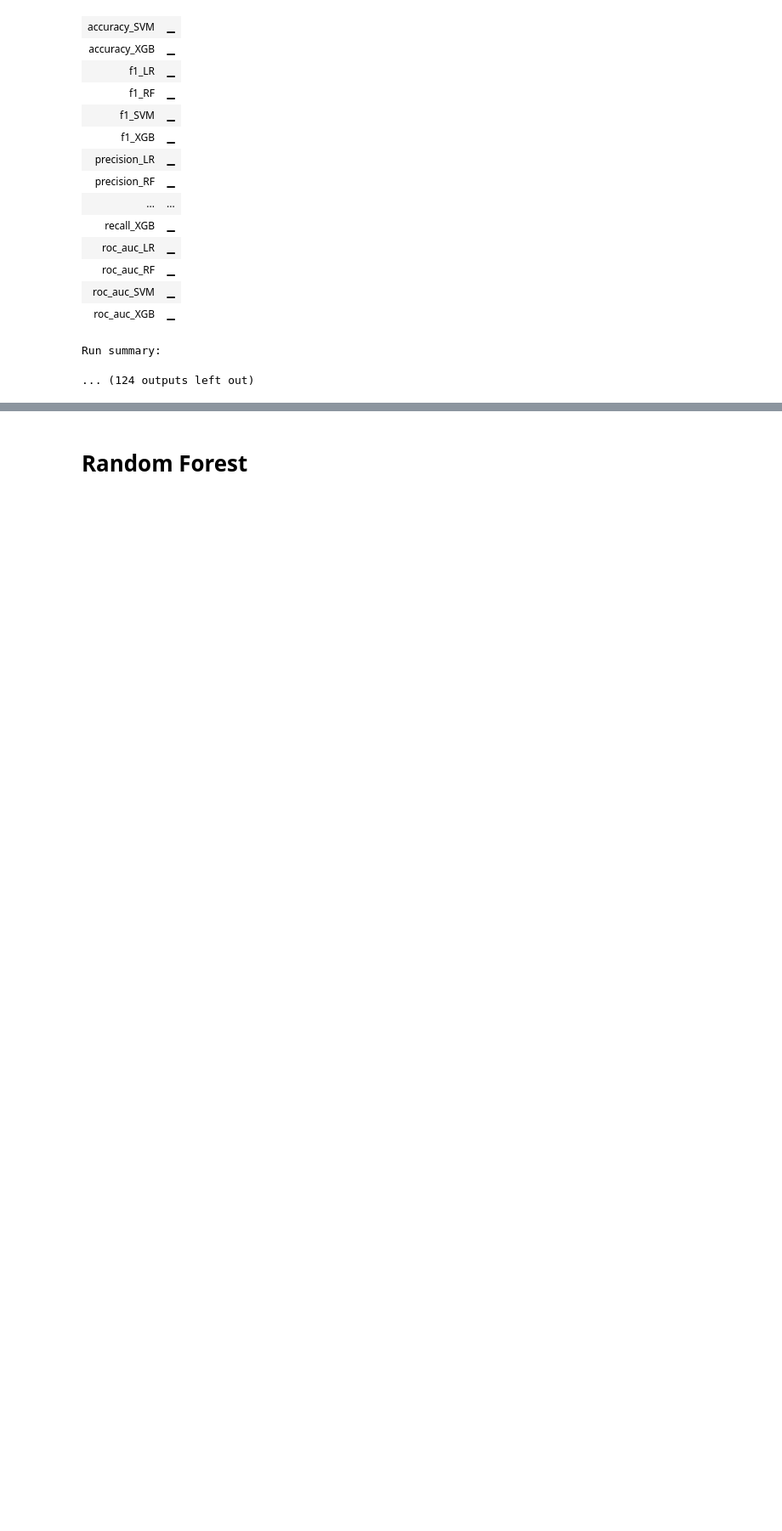
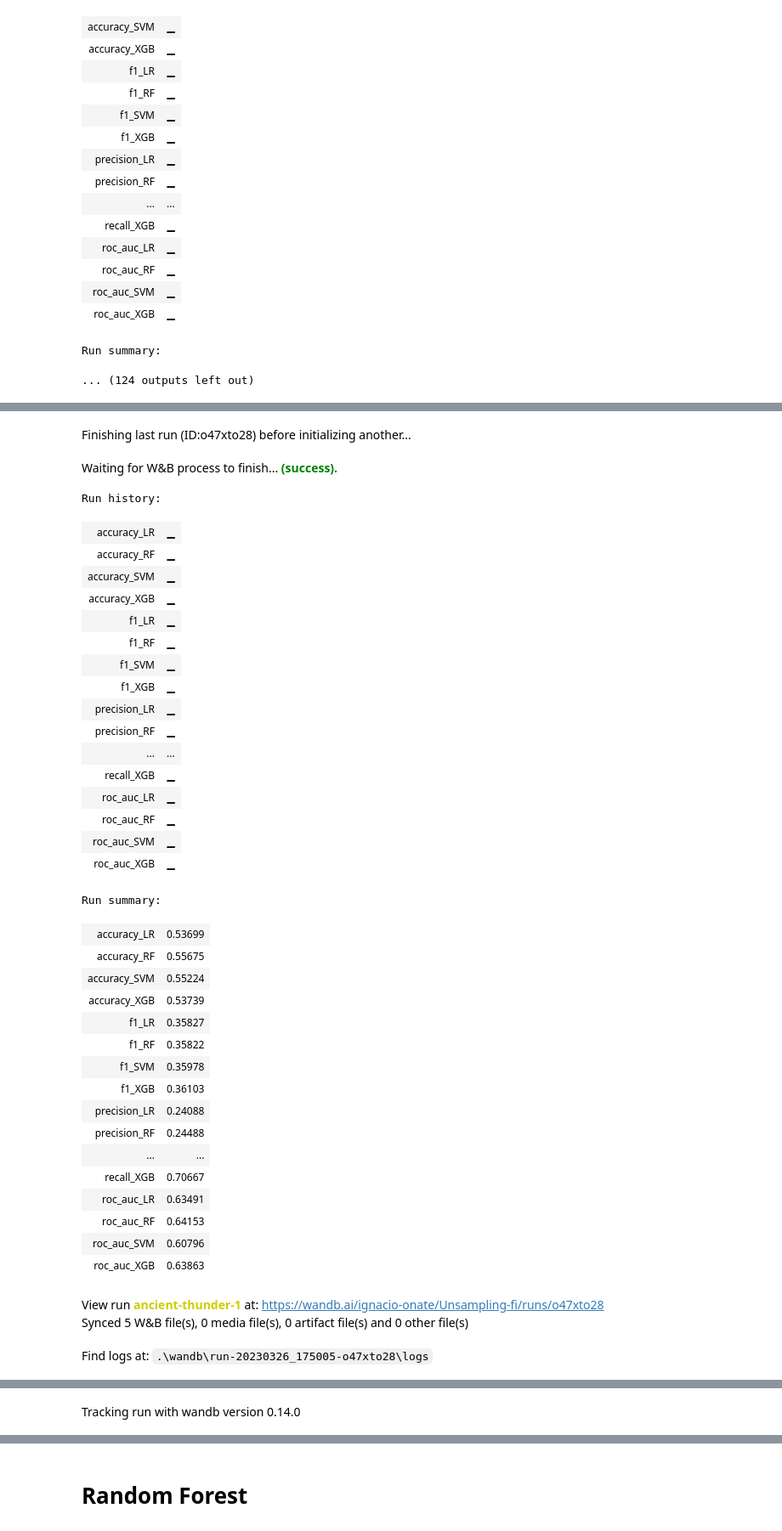
Before and after one commit to JhonGen/nw-challenge, a Jupyter notebook: model/Model-Testing.ipynb, the cells around one changed output, grey strips where cells are left out. Shown at 85% size. Cells and saved outputs as stored; diff of their text form; code cells hidden in the pictures; blank space fills up the shorter version.

```diff
--- a/model/Model-Testing.ipynb
+++ b/model/Model-Testing.ipynb
@@ -216,0 +316,74 @@ Run summary:
+# %%
+from imblearn.under_sampling import RandomUnderSampler
+from collections import Counter
+under_sampler = RandomUnderSampler(random_state=42)
+
+X = features_importantes
+y = labels_
+
+
+
+wandb.init(project="Unsampling-fi")
+for name, model in models.items():
+    # define pipeline
+    under = RandomUnderSampler(random_state=42)
+    steps = [('under', under), ('model', model)]
+    pipeline = Pipeline(steps=steps)
+    # evaluate pipeline
+    scores = cross_validate(pipeline, X, y, scoring=['accuracy','f1','precision','recall','roc_auc'], cv=5, n_jobs=-1)
+    #score = mean(scores)
+
+    wandb.log({
+        'accuracy_'+name: mean(scores['test_accuracy']),
+        'f1_'+name : mean(scores['test_f1']),
+        'precision_'+name : mean(scores['test_precision']),
+        'recall_'+name : mean(scores['test_recall']),
+        'roc_auc_'+name : mean(scores['test_roc_auc'])
+    })
+    print(name +' accuracy: ', mean(scores['test_accuracy']))
+    print(name +' f1: ', mean(scores['test_f1']))
+    print(name + ' precision: ', mean(scores['test_precision']))
+    print(name + ' recall: ', mean(scores['test_recall']))
+    print(name+ ' roc_auc:', mean(scores['test_roc_auc']))
+    print("Modelo: ", name)
+    #print(scores)
+# %% [output]
+Finishing last run (ID:o47xto28) before initializing another...
+Waiting for W&B process to finish... (success).
+Run history:
+| accuracy_LR | ▁ |
+| accuracy_RF | ▁ |
+| accuracy_SVM | ▁ |
+| accuracy_XGB | ▁ |
+| f1_LR | ▁ |
+| f1_RF | ▁ |
+| f1_SVM | ▁ |
+| f1_XGB | ▁ |
+| precision_LR | ▁ |
+| precision_RF | ▁ |
+| ... | ... |
+| recall_XGB | ▁ |
+| roc_auc_LR | ▁ |
+| roc_auc_RF | ▁ |
+| roc_auc_SVM | ▁ |
+| roc_auc_XGB | ▁ |
+Run summary:
+| accuracy_LR | 0.53699 |
+| accuracy_RF | 0.55675 |
+| accuracy_SVM | 0.55224 |
+| accuracy_XGB | 0.53739 |
+| f1_LR | 0.35827 |
+| f1_RF | 0.35822 |
+| f1_SVM | 0.35978 |
+| f1_XGB | 0.36103 |
+| precision_LR | 0.24088 |
+| precision_RF | 0.24488 |
+| ... | ... |
+| recall_XGB | 0.70667 |
+| roc_auc_LR | 0.63491 |
+| roc_auc_RF | 0.64153 |
+| roc_auc_SVM | 0.60796 |
+| roc_auc_XGB | 0.63863 |
+View run ancient-thunder-1 at: https://wandb.ai/ignacio-onate/Unsampling-fi/runs/o47xto28
+Synced 5 W&B file(s), 0 media file(s), 0 artifact file(s) and 0 other file(s)
+Find logs at: .\wandb\run-20230326_175005-o47xto28\logs
@@ -216,0 +391 @@ Run summary:
+Tracking run with wandb version 0.14.0
```
Also changed, not shown: parts of 22 cells of this notebook, 4 other files.
